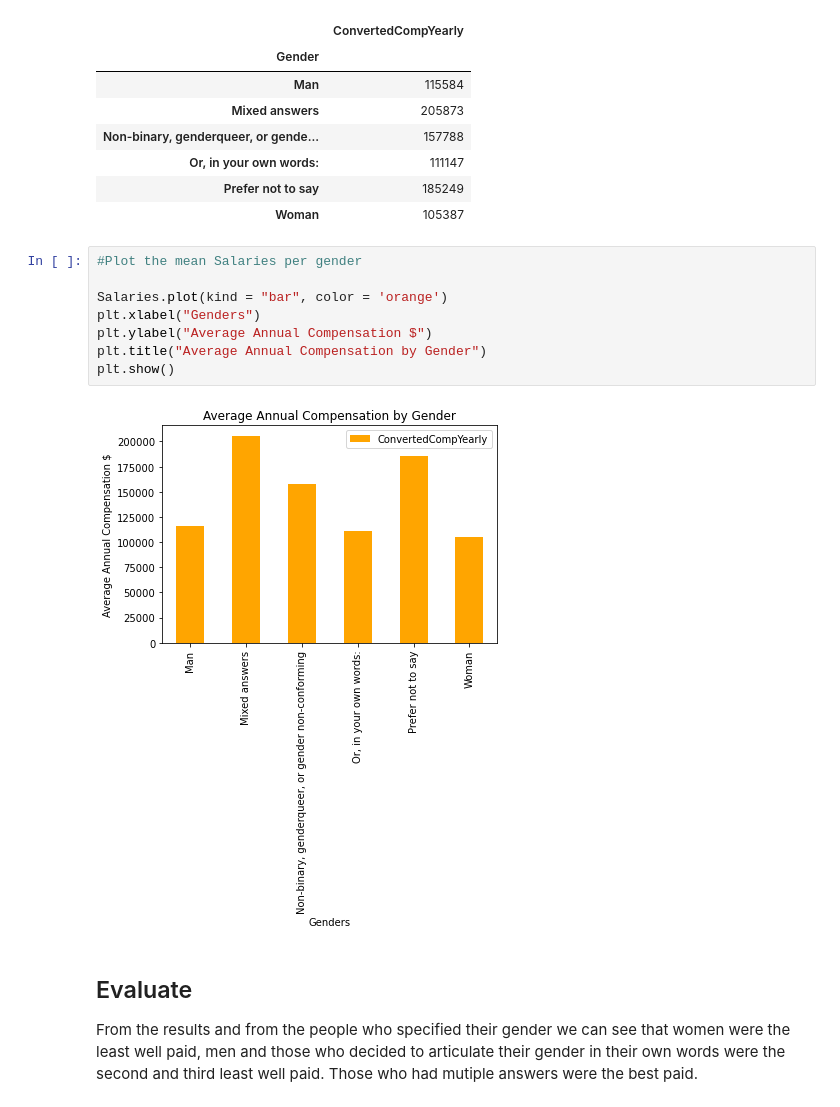
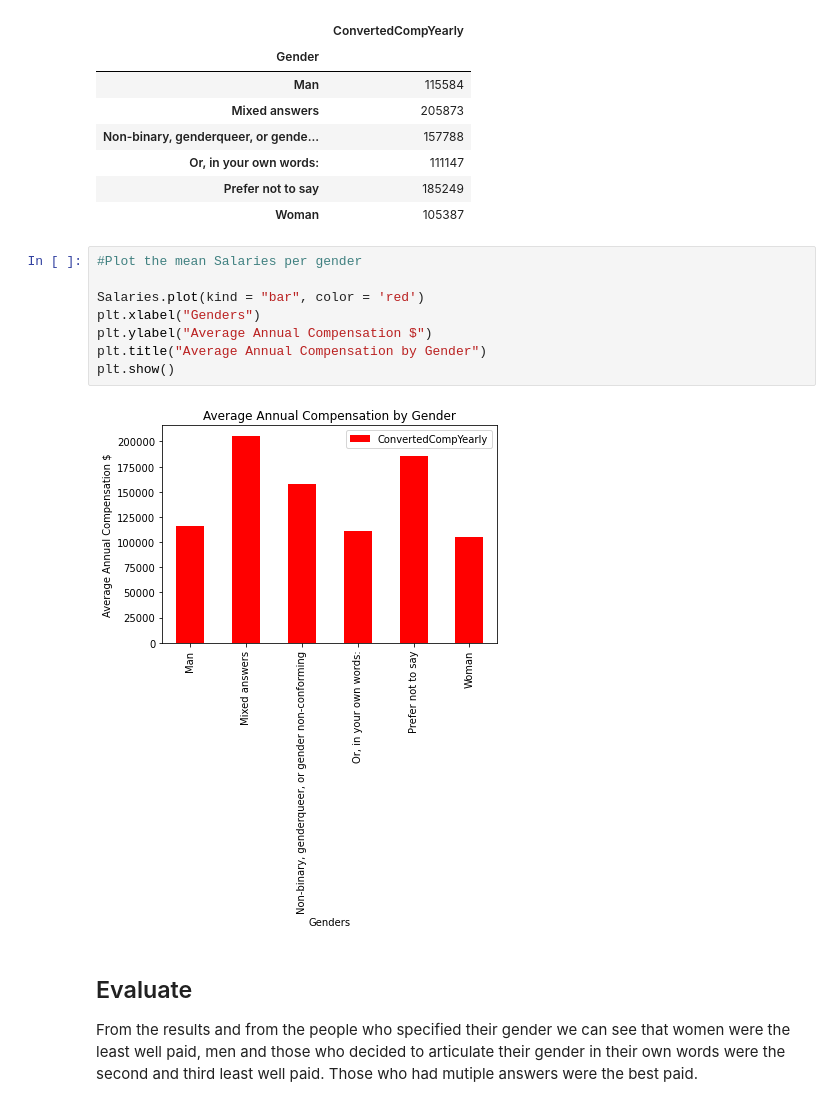
Before and after one commit to cleff1/StackOverflow-2021-survey-Project, a Jupyter notebook: StackOverflow-2021-survey-Project.ipynb, the cells around one changed output. Saved outputs shown, nothing was run; the diff lists cells and outputs as text.

```diff
--- a/StackOverflow-2021-survey-Project.ipynb
+++ b/StackOverflow-2021-survey-Project.ipynb
@@ -378,13 +392,13 @@ Salaries
 # %%
 #Plot the mean Salaries per gender
 
-Salaries.plot(kind = "bar", color = 'orange')
+Salaries.plot(kind = "bar", color = 'red')
 plt.xlabel("Genders")
 plt.ylabel("Average Annual Compensation $")
 plt.title("Average Annual Compensation by Gender")
 plt.show()
 # %% [output]
-[figure, old version]
+[figure, new version]
 # %% [markdown]
 ## Evaluate
 From the results and from the people who specified their gender we can see that women were the least well paid, men and those who decided to articulate their gender in their own words were the second and third least well paid. Those who had mutiple answers were the best paid.
```
Also changed, not shown: parts of 7 cells of this notebook.
